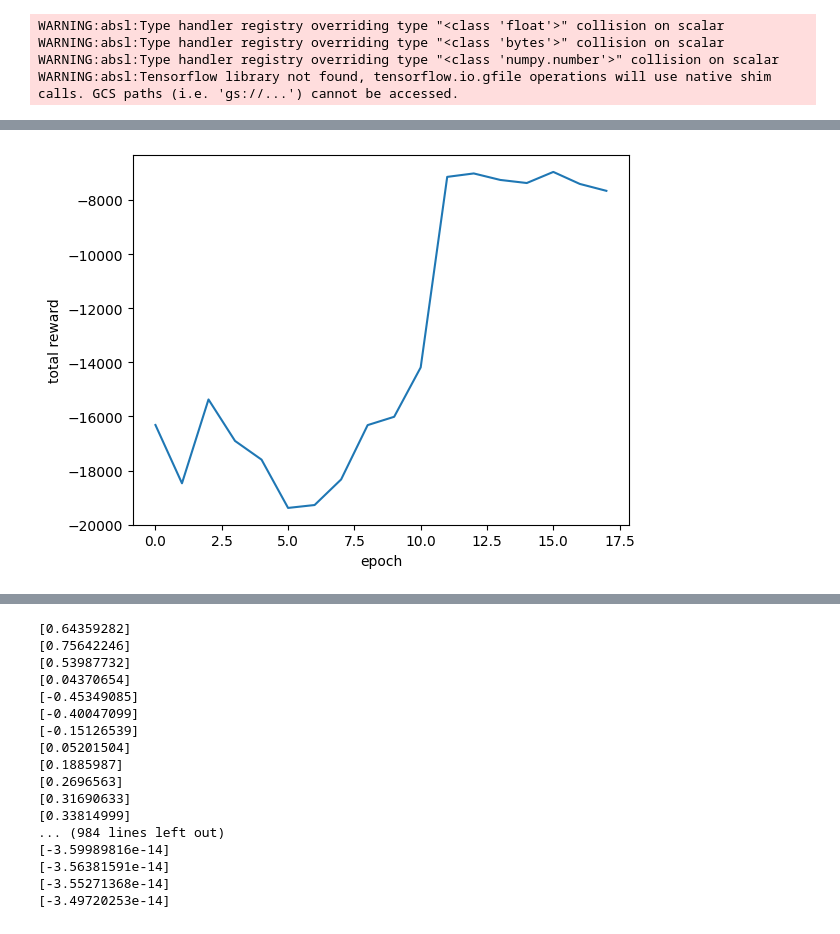
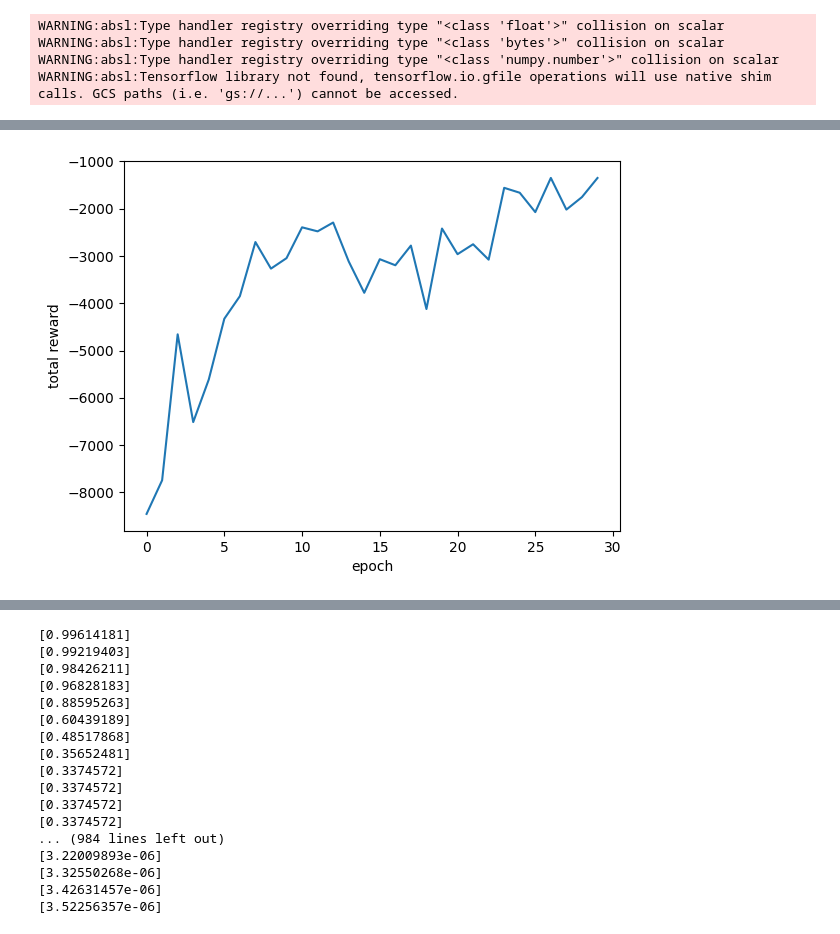
Before and after one commit to dcsteinhauser/HDS, a Jupyter notebook: run_PODS.ipynb, the cells around one changed output, grey strips where cells are left out. Drawn from its saved outputs; the diff is of its cells as text; code cells hidden in the pictures.

```diff
--- a/run_PODS.ipynb
+++ b/run_PODS.ipynb
@@ -49,16 +49,16 @@ if os.path.exists(ckpt_dir):
 # %%
 
 def progress_f(x_data,y_data,epoch,reward):
     print(reward)
     x_data.append(epoch)
     y_data.append(reward)
     clear_output(wait=True)
     plt.xlabel('epoch')
     plt.ylabel('total reward')
     plt.plot(x_data, y_data)
     plt.show()
 
 #policy = train_hds(env,trajectory_length=100 ,num_samples=50,epochs=4, inner_epochs=20, alpha_a=1e-5, init_learning_rate=1e-3, init_noise=0.1, noise_decay=0.5, progress_fn=progress_f)
-policy = train_pods(env,trajectory_length=100 ,num_samples=100,epochs=50, inner_epochs=20, alpha_a=5e-5, init_learning_rate=1e-3, progress_fn=progress_f)
+policy = train_pods(env,trajectory_length=100 ,num_samples=100,epochs=30, inner_epochs=20, alpha_a=8e-5, init_learning_rate=1e-3, progress_fn=progress_f)
 # %% [output]
-[figure, old version]
+[figure, new version]
@@ -90,23 +106,23 @@ for _ in range(1000):
 print(reward, file=f)
 print(actions, file=g)
 # %% [output]
-[0.64359282]
-[0.75642246]
-[0.53987732]
-[0.04370654]
-[-0.45349085]
-[-0.40047099]
-[-0.15126539]
-[0.05201504]
-[0.1885987]
-[0.2696563]
-[0.31690633]
-[0.33814999]
+[0.99614181]
+[0.99219403]
+[0.98426211]
+[0.96828183]
+[0.88595263]
+[0.60439189]
+[0.48517868]
+[0.35652481]
+[0.3374572]
+[0.3374572]
+[0.3374572]
+[0.3374572]
 ... (984 lines left out)
-[-3.59989816e-14]
-[-3.56381591e-14]
-[-3.55271368e-14]
-[-3.49720253e-14]
+[3.22009893e-06]
+[3.32550268e-06]
+[3.42631457e-06]
+[3.52256357e-06]
 # %%
 
 yes=html.render(env.sys.replace(dt=env.dt), rollout)
```
Also changed, not shown: parts of 2 cells of this notebook, 1 other file.
